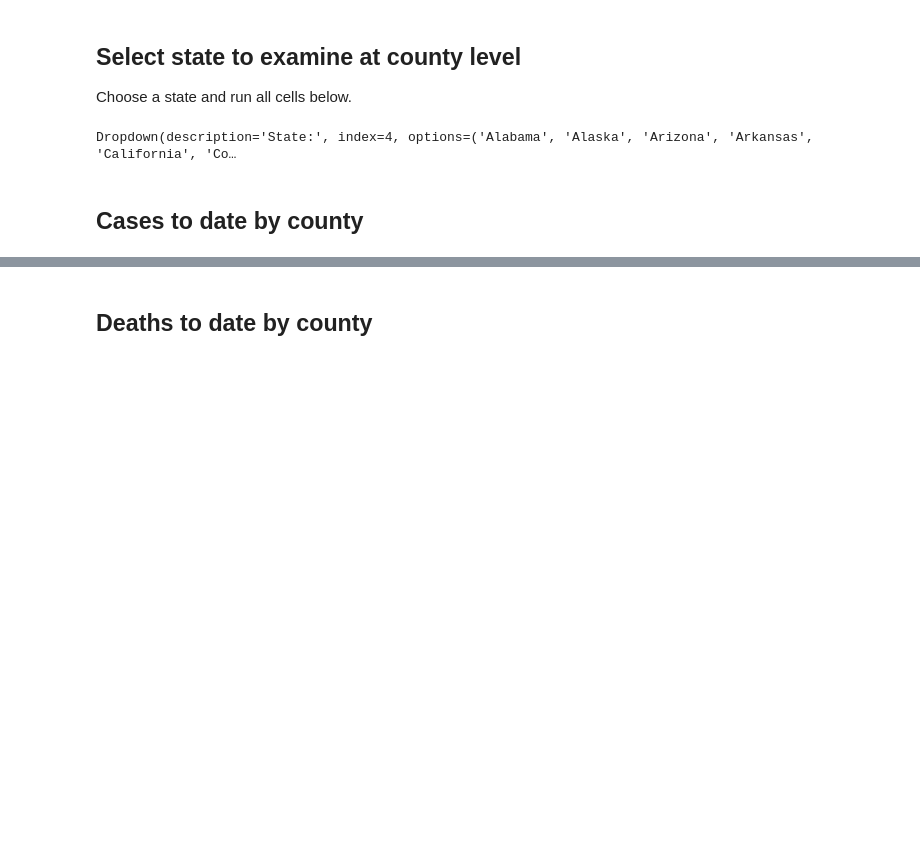
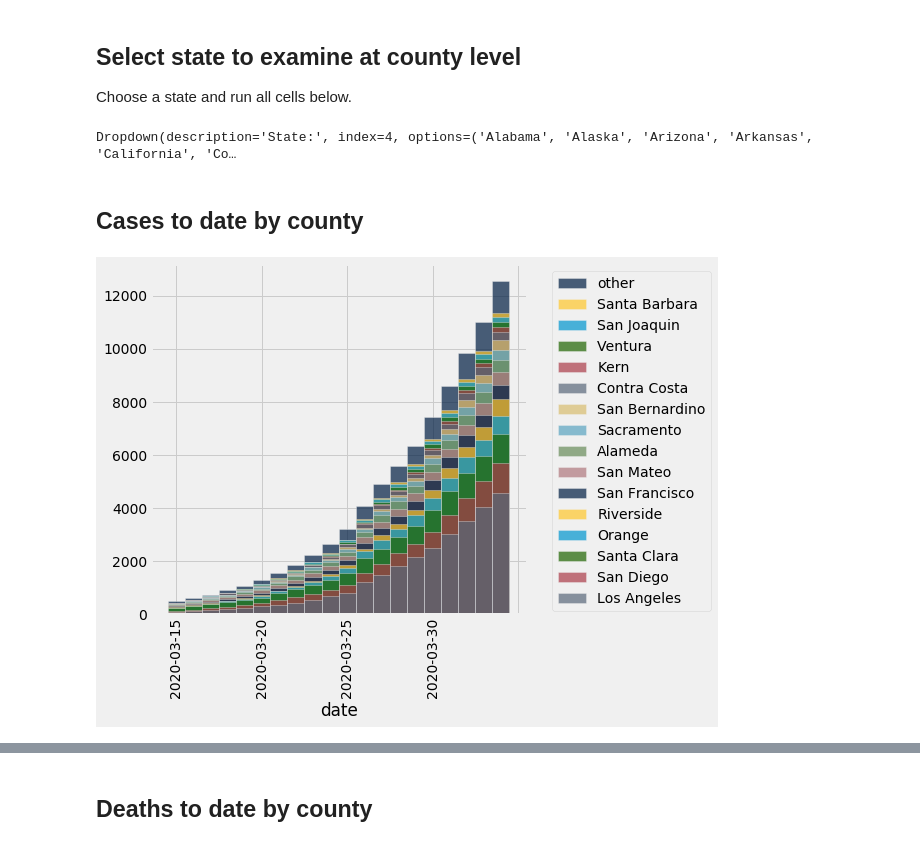
Before and after one commit to deculler/covid19, a Jupyter notebook: Counties-US-covid19-nytimes.ipynb, the cells around one changed output, grey strips where cells are left out. Saved outputs shown, nothing was run; the diff lists cells and outputs as text; code cells hidden in the pictures; blank space fills up the shorter version.

```diff
--- a/Counties-US-covid19-nytimes.ipynb
+++ b/Counties-US-covid19-nytimes.ipynb
@@ -139,3 +192,9 @@ deaths = TimeTable.from_table(raw_state.pivot('county', 'date', 'deaths', sum),
 # %% [markdown]
 <a id=sectionCases></a>
 ## Cases to date by county
+# %%
+# Total cases broken down by county
+cases.following("2020-03-15").stackbar(15, height=6)
+_ = plots.xticks(rotation=90)
+# %% [output]
+[figure, added]
```
Also changed, not shown: parts of 35 cells of this notebook, 1 other file.
